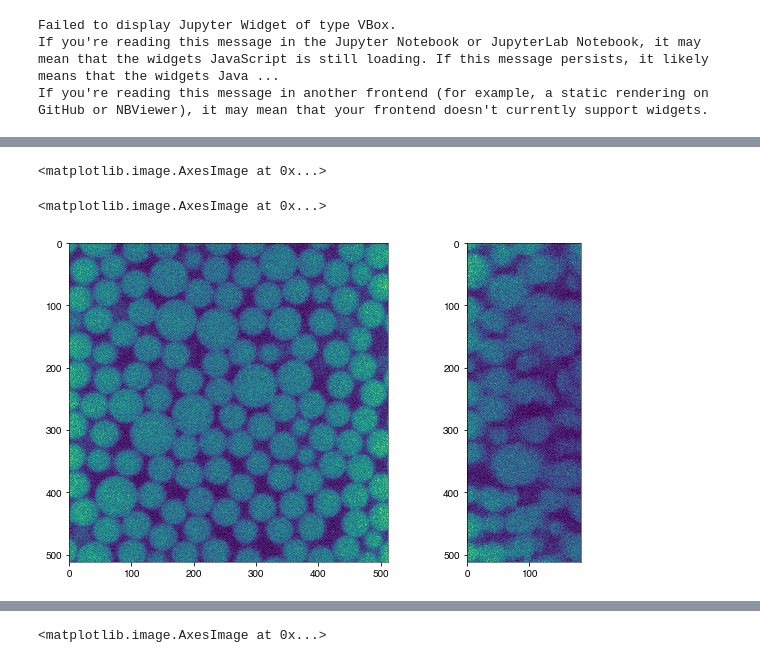
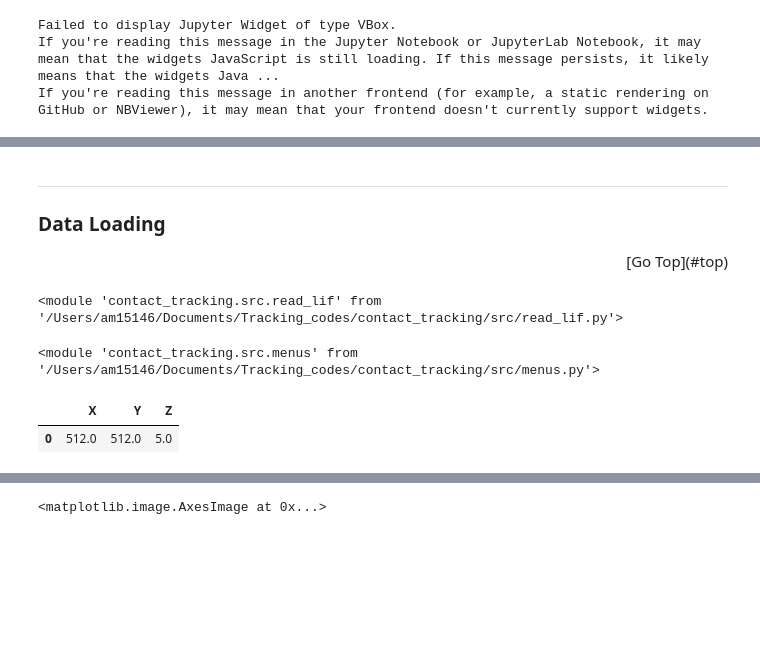
Before and after one commit to Mauva27/Contact_tracking, a Jupyter notebook: notebooks/tracking.ipynb, the cells around one changed output, grey strips where cells are left out. Saved outputs shown, nothing was run; the diff lists cells and outputs as text; code cells hidden in the pictures; blank space fills up the shorter version.

```diff
--- a/notebooks/tracking.ipynb
+++ b/notebooks/tracking.ipynb
@@ -68,6 +62,0 @@ else:
-# %%
-data = '/Volumes/Widows/20210201/glassycontacts20210129.lif'
-imp.reload(read_lif)
-imp.reload(menus)
-smenu = menus.Select(data)
-smenu.widget
@@ -115,24 +75,23 @@ Choose a serie --> 9
-# %%
-data = '/Volumes/Widows/20210201/centres.tif'
-
-f = 0
-nz = 183
-z =5
-img_obj = Image.open(data)
-zxy = []
-
-for i in range(img_obj.n_frames):
-    img_obj.seek(i)
-    zxy.append(np.array(img_obj.convert('L')))
-zxy = np.array(zxy)
-xyz = np.moveaxis(zxy, 0, -1)
-xyz = xyz[f:xyz.shape[0]-f, f:xyz.shape[1]-f, :nz]  # take only a fraction
-
-fig,axs = pl.subplots(1,2, figsize = (10,5))
-axs = axs.ravel()
-axs[0].imshow(xyz[:, :, z])
-axs[1].imshow(xyz[z, :, :])
-# %% [output]
-<matplotlib.image.AxesImage at 0x...>
-<matplotlib.image.AxesImage at 0x...>
-[figure, removed]
+# %% [markdown]
+***
+### <a id='load'>Data Loading</a>
+
+<div style="text-align: right">[Go Top](#top)</div>
+# %%
+# data = '/Volumes/Widows/20210201/glassycontacts20210129.lif'
+data =  '/Volumes/Widows/20210201/centres.tif'
+imp.reload(read_lif)
+imp.reload(menus)
+
+params = menus.return_params(menu.options.children)
+if params['which'] == 'lif':
+    smenu = menus.Select(data,params)
+    smenu.widget
+else:
+    select = menus.Select(data,params)
+    img = select.return_tiff()
+# %% [output]
+<module 'contact_tracking.src.read_lif' from '/Users/am15146/Documents/Tracking_codes/contact_tracking/src/read_lif.py'>
+<module 'contact_tracking.src.menus' from '/Users/am15146/Documents/Tracking_codes/contact_tracking/src/menus.py'>
+|  | X | Y | Z |
+| 0 | 512.0 | 512.0 | 5.0 |
```
Also changed, not shown: parts of 5 cells of this notebook.
